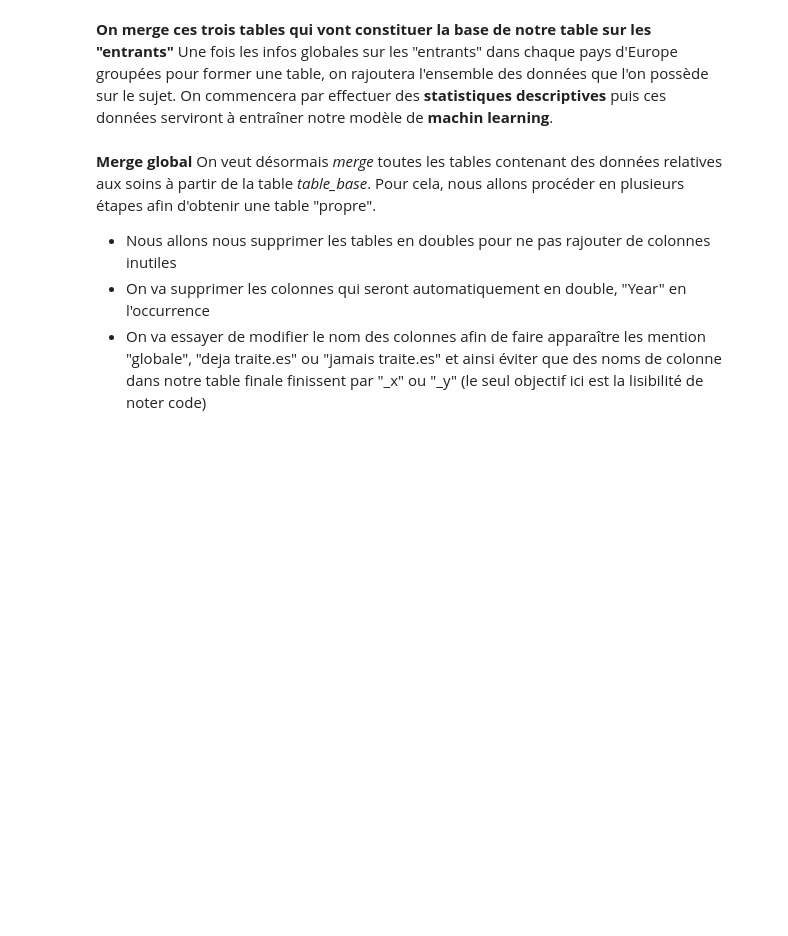
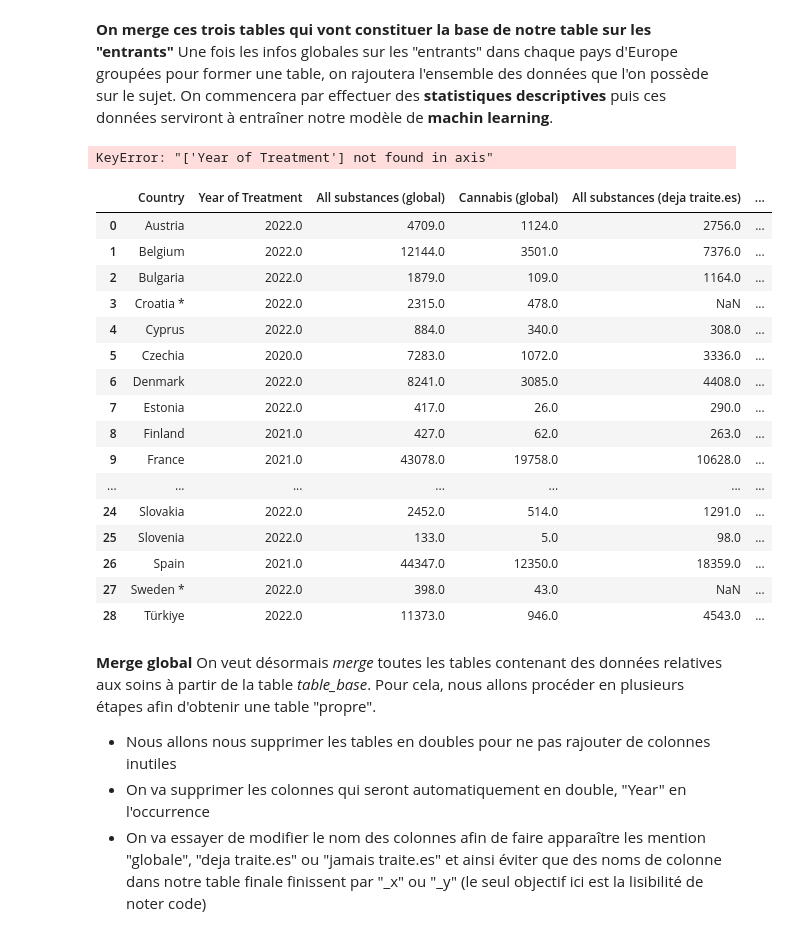
Before and after one commit to refouch/Projet_Python_2A, a Jupyter notebook: Tidy.ipynb, the cells around one changed output. Drawn from its saved outputs; the diff is of its cells as text; code cells hidden in the pictures; blank space fills up the shorter version.

```diff
--- a/Tidy.ipynb
+++ b/Tidy.ipynb
@@ -198,6 +216,31 @@ table_base = table_base.rename(columns={
     "All substances": "All substances (jamais traite.es)",
     "Cannabis": "Cannabis (jamais traite.es)",
 })
+table_base
+# %% [output]
+KeyError: "['Year of Treatment'] not found in axis"
+# %%
+# On supprime les trois dernières lignes qui n'apportent pas d'information (lignes vides ou une seule case remplie par un "*" et une explication sur la table)
+table_base = table_base.drop(index=table_base.index[-3:])
+table_base # On vérifie que la dernière ligne est bien celle de la Turquie
+# %% [output]
+|  | Country | Year of Treatment | All substances (global) | Cannabis (global) | All substances (deja traite.es) | ... |
+| 0 | Austria | 2022.0 | 4709.0 | 1124.0 | 2756.0 | ... |
+| 1 | Belgium | 2022.0 | 12144.0 | 3501.0 | 7376.0 | ... |
+| 2 | Bulgaria | 2022.0 | 1879.0 | 109.0 | 1164.0 | ... |
+| 3 | Croatia * | 2022.0 | 2315.0 | 478.0 | NaN | ... |
+| 4 | Cyprus | 2022.0 | 884.0 | 340.0 | 308.0 | ... |
+| 5 | Czechia | 2020.0 | 7283.0 | 1072.0 | 3336.0 | ... |
+| 6 | Denmark | 2022.0 | 8241.0 | 3085.0 | 4408.0 | ... |
+| 7 | Estonia | 2022.0 | 417.0 | 26.0 | 290.0 | ... |
+| 8 | Finland | 2021.0 | 427.0 | 62.0 | 263.0 | ... |
+| 9 | France | 2021.0 | 43078.0 | 19758.0 | 10628.0 | ... |
+| ... | ... | ... | ... | ... | ... | ... |
+| 24 | Slovakia | 2022.0 | 2452.0 | 514.0 | 1291.0 | ... |
+| 25 | Slovenia | 2022.0 | 133.0 | 5.0 | 98.0 | ... |
+| 26 | Spain | 2021.0 | 44347.0 | 12350.0 | 18359.0 | ... |
+| 27 | Sweden * | 2022.0 | 398.0 | 43.0 | NaN | ... |
+| 28 | Türkiye | 2022.0 | 11373.0 | 946.0 | 4543.0 | ... |
 # %% [markdown]
 **Merge global**
 On veut désormais *merge* toutes les tables contenant des données relatives aux soins à partir de la table *table_base*.
```
Also changed, not shown: parts of 7 cells of this notebook, 36 other files.
